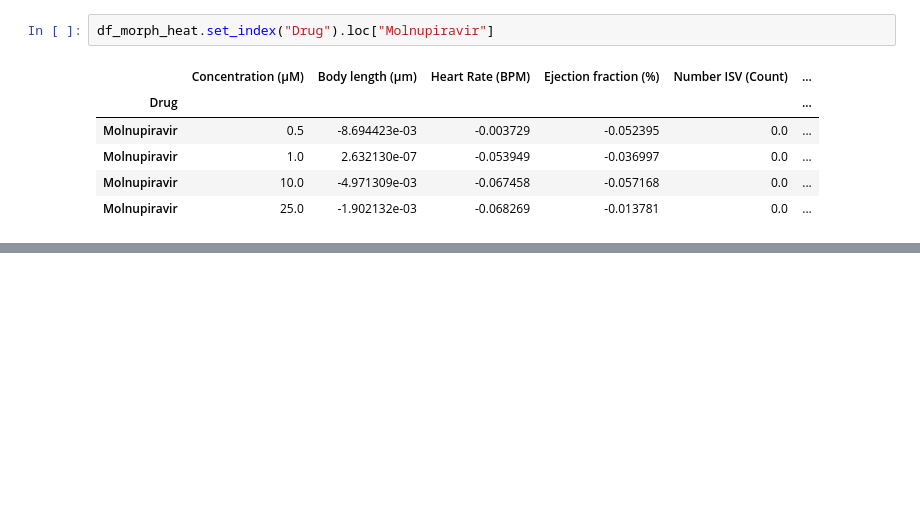
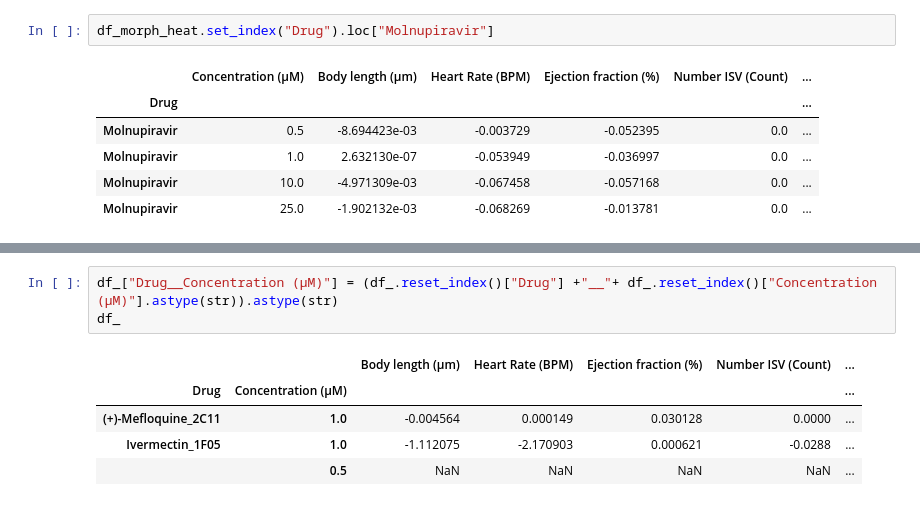
Before and after one commit to MercaderLabAnatomy/CoVasc_DataApp, a Jupyter notebook: Untitled.ipynb, the cells around one changed output, grey strips where cells are left out. Drawn from its saved outputs; the diff is of its cells as text; blank space fills up the shorter version.

```diff
--- a/Untitled.ipynb
+++ b/Untitled.ipynb
@@ -217,0 +243,9 @@ pd.read_excel("Data/2023-02-19_MorphBehav_Merged_Effectscore.xlsx").set_index(["
+# %%
+df_["Drug__Concentration (µM)"] = (df_.reset_index()["Drug"] +"__"+ df_.reset_index()["Concentration (µM)"].astype(str)).astype(str)
+df_
+# %% [output]
+|  |  | Body length (µm) | Heart Rate (BPM) | Ejection fraction (%) | Number ISV (Count) | ... |
+| Drug | Concentration (µM) |  |  |  |  | ... |
+| (+)-Mefloquine_2C11 | 1.0 | -0.004564 | 0.000149 | 0.030128 | 0.0000 | ... |
+| Ivermectin_1F05 | 1.0 | -1.112075 | -2.170903 | 0.000621 | -0.0288 | ... |
+|  | 0.5 | NaN | NaN | NaN | NaN | ... |
```
Also changed, not shown: parts of 2 cells of this notebook, 2 other files.
